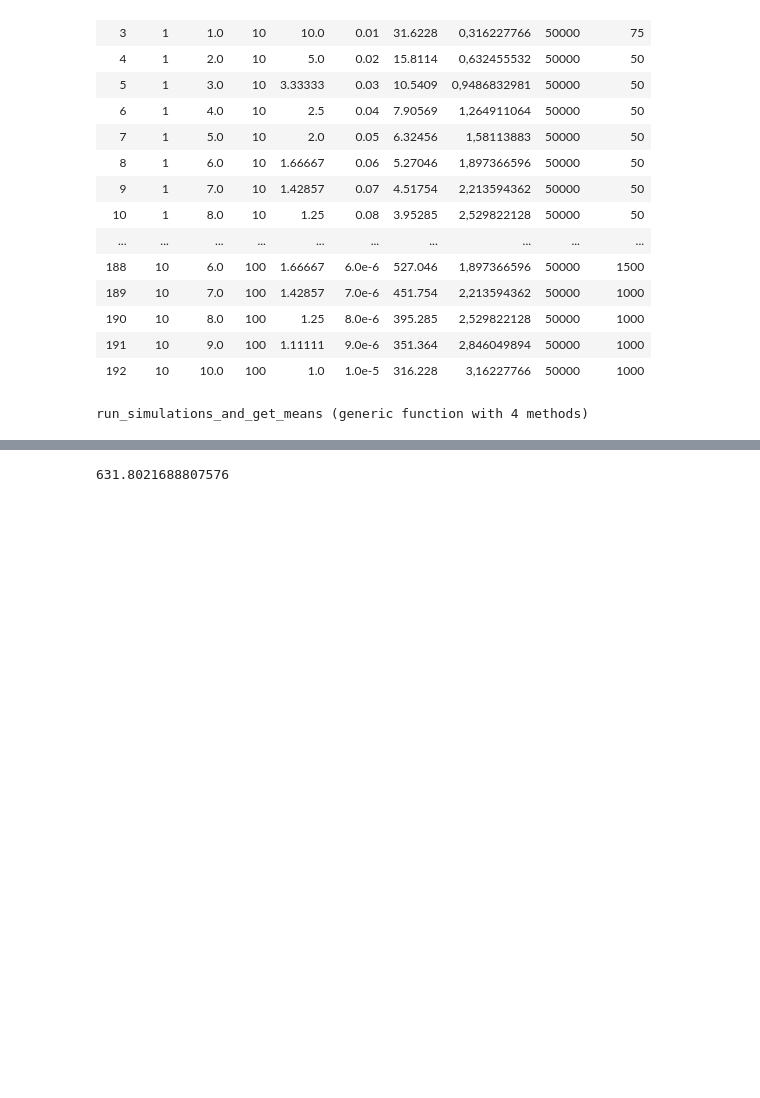
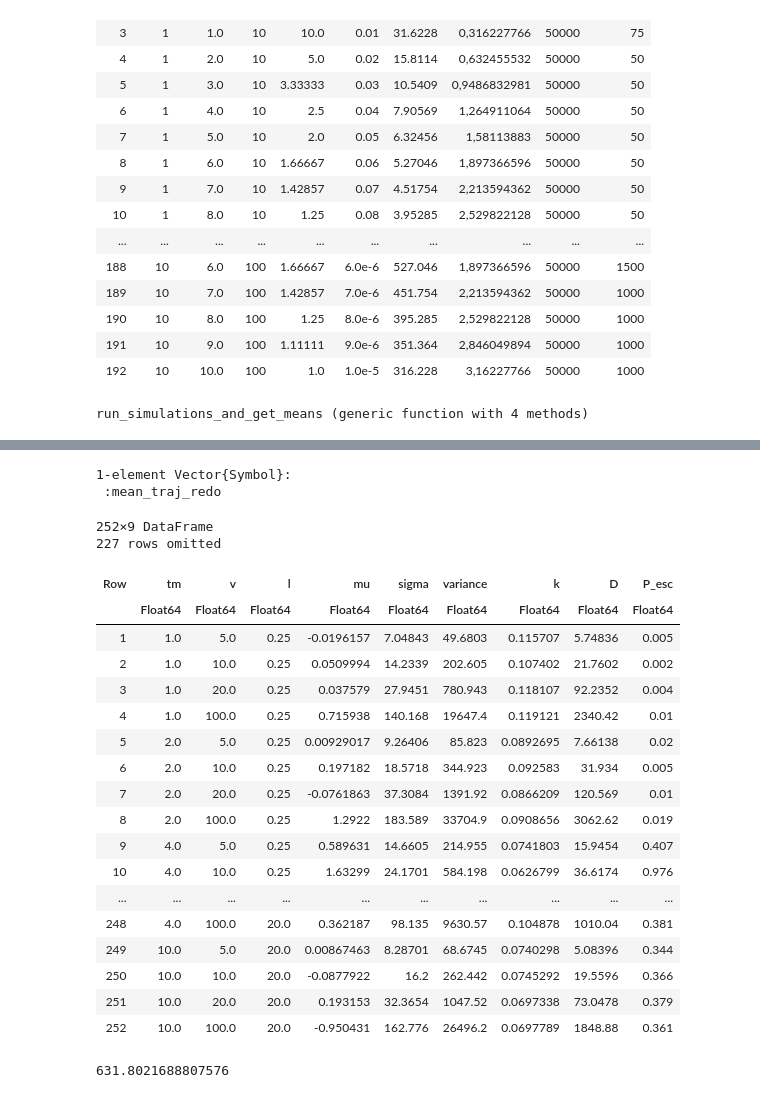
Before and after one commit to jmarib/CellBasedModels.jl, a Jupyter notebook: examples/OU_simulations.ipynb, the cells around one changed output, grey strips where cells are left out. Saved outputs shown, nothing was run; the diff lists cells and outputs as text; code cells hidden in the pictures; blank space fills up the shorter version.

```diff
--- a/examples/OU_simulations.ipynb
+++ b/examples/OU_simulations.ipynb
@@ -155,5 +136,33 @@ mean_traj_redo = run_simulations_and_get_means(dc_delta, metrics_all)
 # %%
 @save "mean_OU_all.jld2" mean_traj_redo
+# %%
+@load "mean_OU_all.jld2" mean_traj_redo
+# %% [output]
+1-element Vector{Symbol}:
+ :mean_traj_redo
+# %%
+metrics_all
+# %% [output]
+252×9 DataFrame
+227 rows omitted
+| Row | tm | v | l | mu | sigma | variance | k | D | P_esc |
+|  | Float64 | Float64 | Float64 | Float64 | Float64 | Float64 | Float64 | Float64 | Float64 |
+| 1 | 1.0 | 5.0 | 0.25 | -0.0196157 | 7.04843 | 49.6803 | 0.115707 | 5.74836 | 0.005 |
+| 2 | 1.0 | 10.0 | 0.25 | 0.0509994 | 14.2339 | 202.605 | 0.107402 | 21.7602 | 0.002 |
+| 3 | 1.0 | 20.0 | 0.25 | 0.037579 | 27.9451 | 780.943 | 0.118107 | 92.2352 | 0.004 |
+| 4 | 1.0 | 100.0 | 0.25 | 0.715938 | 140.168 | 19647.4 | 0.119121 | 2340.42 | 0.01 |
+| 5 | 2.0 | 5.0 | 0.25 | 0.00929017 | 9.26406 | 85.823 | 0.0892695 | 7.66138 | 0.02 |
+| 6 | 2.0 | 10.0 | 0.25 | 0.197182 | 18.5718 | 344.923 | 0.092583 | 31.934 | 0.005 |
+| 7 | 2.0 | 20.0 | 0.25 | -0.0761863 | 37.3084 | 1391.92 | 0.0866209 | 120.569 | 0.01 |
+| 8 | 2.0 | 100.0 | 0.25 | 1.2922 | 183.589 | 33704.9 | 0.0908656 | 3062.62 | 0.019 |
+| 9 | 4.0 | 5.0 | 0.25 | 0.589631 | 14.6605 | 214.955 | 0.0741803 | 15.9454 | 0.407 |
+| 10 | 4.0 | 10.0 | 0.25 | 1.63299 | 24.1701 | 584.198 | 0.0626799 | 36.6174 | 0.976 |
+| ... | ... | ... | ... | ... | ... | ... | ... | ... | ... |
+| 248 | 4.0 | 100.0 | 20.0 | 0.362187 | 98.135 | 9630.57 | 0.104878 | 1010.04 | 0.381 |
+| 249 | 10.0 | 5.0 | 20.0 | 0.00867463 | 8.28701 | 68.6745 | 0.0740298 | 5.08396 | 0.344 |
+| 250 | 10.0 | 10.0 | 20.0 | -0.0877922 | 16.2 | 262.442 | 0.0745292 | 19.5596 | 0.366 |
+| 251 | 10.0 | 20.0 | 20.0 | 0.193153 | 32.3654 | 1047.52 | 0.0697338 | 73.0478 | 0.379 |
+| 252 | 10.0 | 100.0 | 20.0 | -0.950431 | 162.776 | 26496.2 | 0.0697789 | 1848.88 | 0.361 |
 # %%
 df = combined_dfs[(20.0, 0.25)]
 grouped = groupby(df, :step)
```
Also changed, not shown: parts of 4 cells of this notebook, 2 other files.
